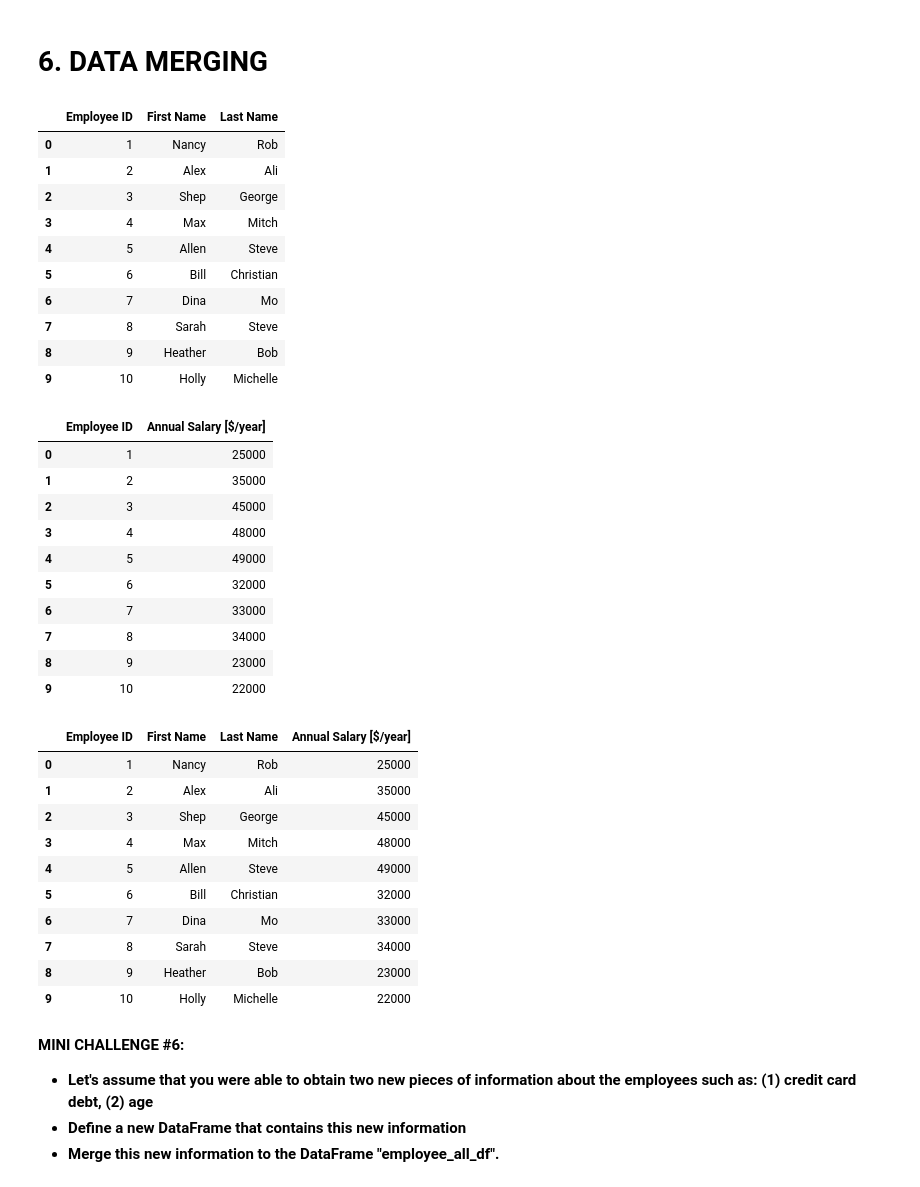
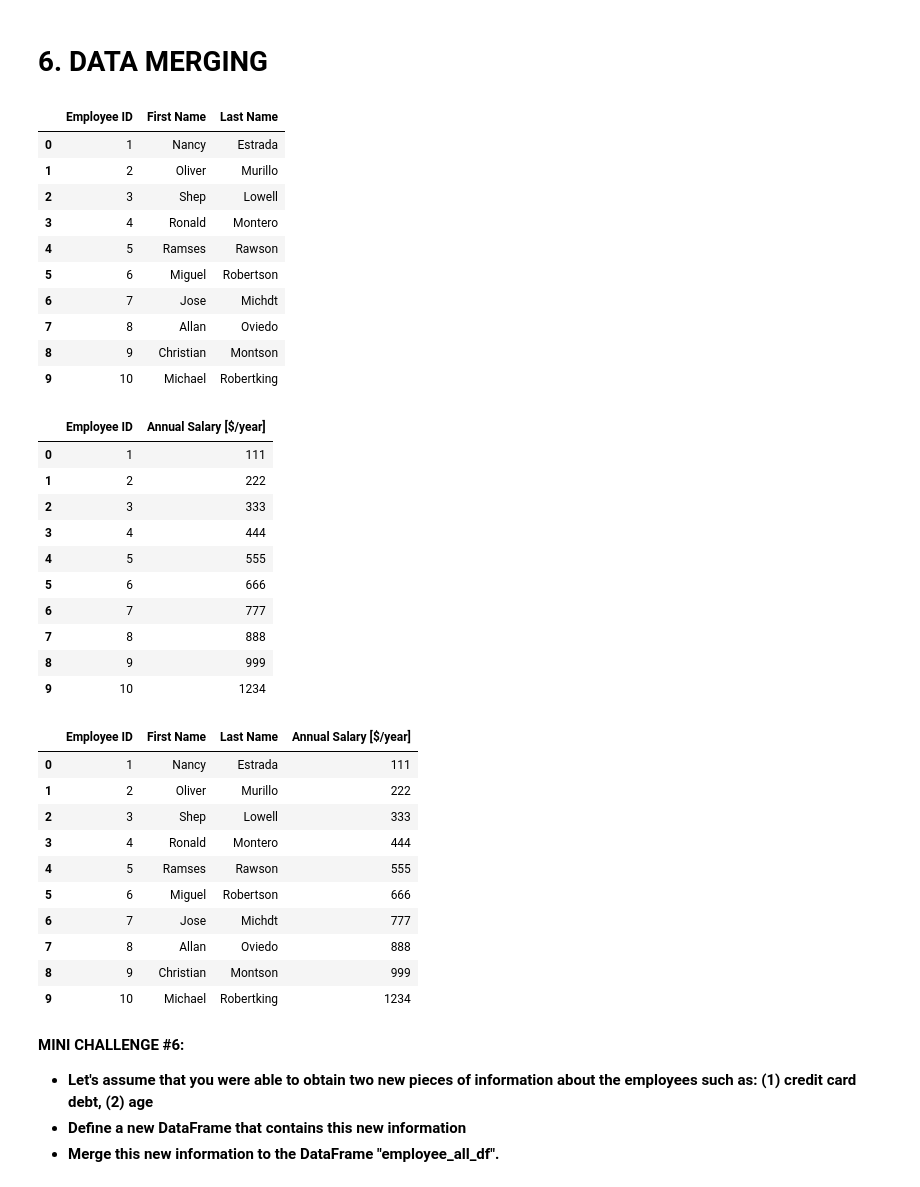
Before and after one commit to miguelestradam3/jupyter_pandas_third_training, a Jupyter notebook: Pandas for Data Analysis - Learning Path Part 3.ipynb, the cells around one changed output. Cells and saved outputs as stored; diff of their text form; code cells hidden in the pictures.

```diff
--- a/Pandas for Data Analysis - Learning Path Part 3.ipynb
+++ b/Pandas for Data Analysis - Learning Path Part 3.ipynb
@@ -357,47 +385,57 @@ Name: First Name, dtype: object
 # Let's concatenate both dataframes #1 and #2
 # Note that we now have employee IDs from 1 to 10
 # Note that by default ignore_index has been set to False meaning indexes from both dataframes are kept unchanged
+employee_df_concat = pd.concat([employee_df_2, employee_df_3], ignore_index=True)
+employee_df_concat
 # %% [output]
 |  | Employee ID | First Name | Last Name |
-| 0 | 1 | Nancy | Rob |
-| 1 | 2 | Alex | Ali |
-| 2 | 3 | Shep | George |
-| 3 | 4 | Max | Mitch |
-| 4 | 5 | Allen | Steve |
-| 5 | 6 | Bill | Christian |
-| 6 | 7 | Dina | Mo |
-| 7 | 8 | Sarah | Steve |
-| 8 | 9 | Heather | Bob |
-| 9 | 10 | Holly | Michelle |
+| 0 | 1 | Nancy | Estrada |
+| 1 | 2 | Oliver | Murillo |
+| 2 | 3 | Shep | Lowell |
+| 3 | 4 | Ronald | Montero |
+| 4 | 5 | Ramses | Rawson |
+| 5 | 6 | Miguel | Robertson |
+| 6 | 7 | Jose | Michdt |
+| 7 | 8 | Allan | Oviedo |
+| 8 | 9 | Christian | Montson |
+| 9 | 10 | Michael | Robertking |
 # %%
 # Let's assume we obtained additional information (Annual Salary) about our employees
 # Note that data obtained is for all employees with IDs 1 to 10
+raw_data = {
+    'Employee ID': ['1', '2', '3', '4', '5', '6', '7', '8', '9', '10'],
+    'Annual Salary [$/year]': [111, 222, 333, 444, 555, 666, 777, 888, 999, 1234]
+}
+employee_salary = pd.DataFrame(raw_data, columns=['Employee ID', 'Annual Salary [$/year]'])
+employee_salary
 # %% [output]
 |  | Employee ID | Annual Salary [$/year] |
-| 0 | 1 | 25000 |
-| 1 | 2 | 35000 |
-| 2 | 3 | 45000 |
-| 3 | 4 | 48000 |
-| 4 | 5 | 49000 |
-| 5 | 6 | 32000 |
-| 6 | 7 | 33000 |
-| 7 | 8 | 34000 |
-| 8 | 9 | 23000 |
-| 9 | 10 | 22000 |
+| 0 | 1 | 111 |
+| 1 | 2 | 222 |
+| 2 | 3 | 333 |
+| 3 | 4 | 444 |
+| 4 | 5 | 555 |
+| 5 | 6 | 666 |
+| 6 | 7 | 777 |
+| 7 | 8 | 888 |
+| 8 | 9 | 999 |
+| 9 | 10 | 1234 |
 # %%
 # Let's merge all data on 'Employee ID'
+employee_all = pd.merge(employee_df_concat, employee_salary, on="Employee ID")
+employee_all
 # %% [output]
 |  | Employee ID | First Name | Last Name | Annual Salary [$/year] |
-| 0 | 1 | Nancy | Rob | 25000 |
-| 1 | 2 | Alex | Ali | 35000 |
-| 2 | 3 | Shep | George | 45000 |
-| 3 | 4 | Max | Mitch | 48000 |
-| 4 | 5 | Allen | Steve | 49000 |
-| 5 | 6 | Bill | Christian | 32000 |
-| 6 | 7 | Dina | Mo | 33000 |
-| 7 | 8 | Sarah | Steve | 34000 |
-| 8 | 9 | Heather | Bob | 23000 |
-| 9 | 10 | Holly | Michelle | 22000 |
+| 0 | 1 | Nancy | Estrada | 111 |
+| 1 | 2 | Oliver | Murillo | 222 |
+| 2 | 3 | Shep | Lowell | 333 |
+| 3 | 4 | Ronald | Montero | 444 |
+| 4 | 5 | Ramses | Rawson | 555 |
+| 5 | 6 | Miguel | Robertson | 666 |
+| 6 | 7 | Jose | Michdt | 777 |
+| 7 | 8 | Allan | Oviedo | 888 |
+| 8 | 9 | Christian | Montson | 999 |
+| 9 | 10 | Michael | Robertking | 1234 |
 # %% [markdown]
 **MINI CHALLENGE #6:**
 - **Let's assume that you were able to obtain two new pieces of information about the employees such as: (1) credit card debt, (2) age**
```
Also changed, not shown: parts of 8 cells of this notebook, 1 other file.
